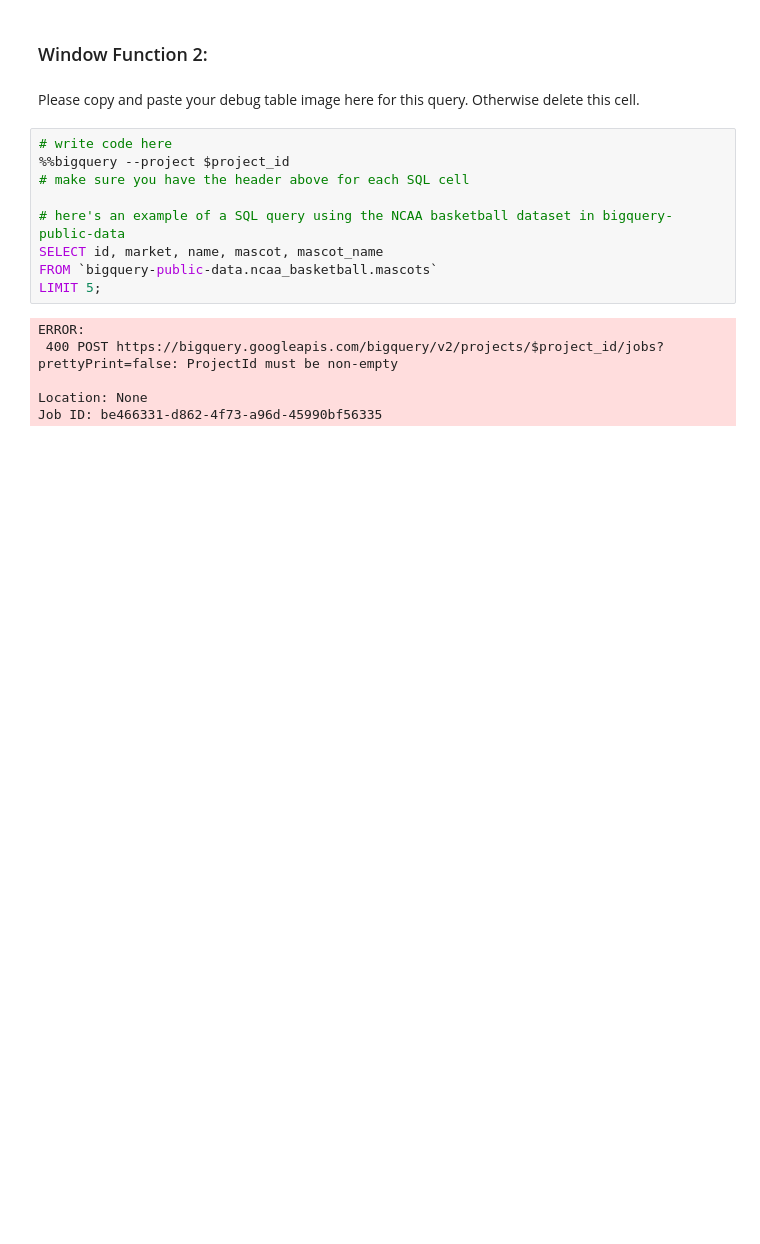
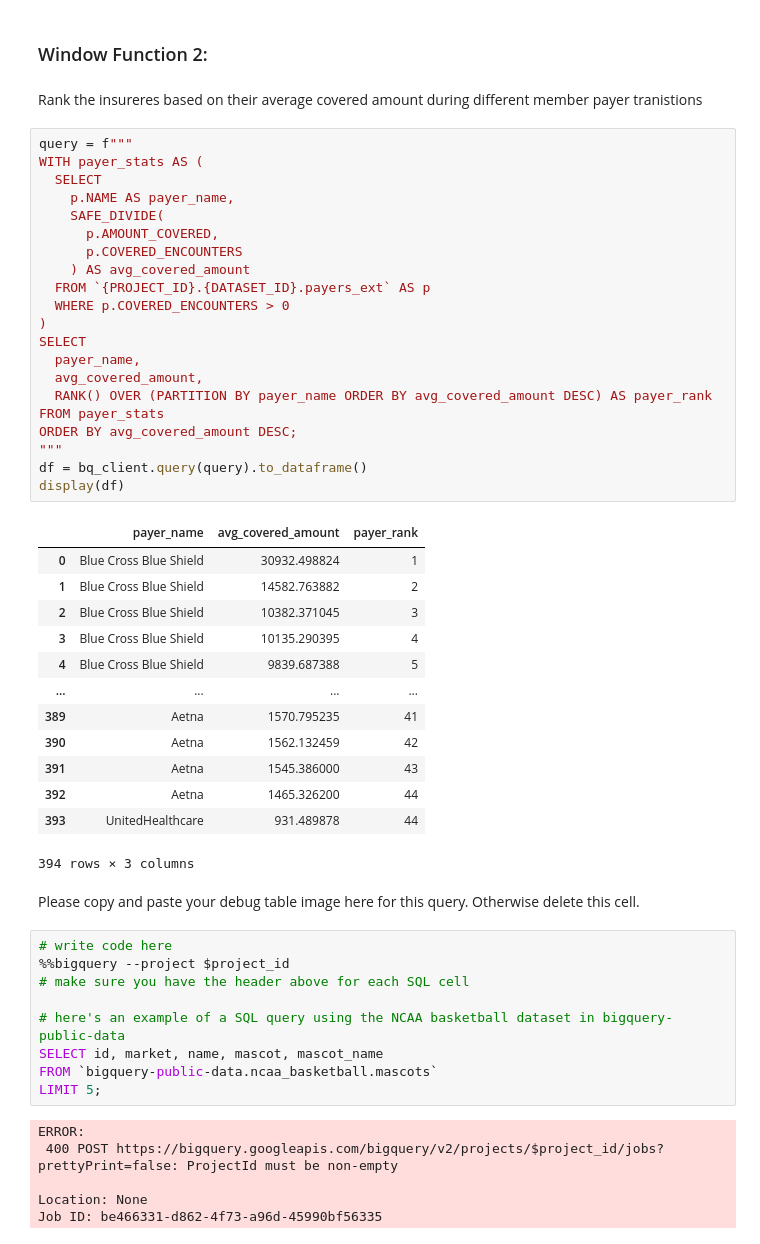
Before and after one commit to nick-allen21/synthetic_patient_analysis, a Jupyter notebook: nallen21_project1.ipynb, the cells around one changed output. Cells and saved outputs as stored; diff of their text form; blank space fills up the shorter version.

```diff
--- a/nallen21_project1.ipynb
+++ b/nallen21_project1.ipynb
@@ -418,5 +523,42 @@ Job ID: e85cecf4-e942-4ee0-a568-c69cd1c57436
 # %% [markdown]
 ### Window Function 2:
+# %% [markdown]
+Rank the insureres based on their average covered amount during different member payer tranistions
+# %%
+query = f"""
+WITH payer_stats AS (
+  SELECT
+    p.NAME AS payer_name,
+    SAFE_DIVIDE(
+      p.AMOUNT_COVERED,
+      p.COVERED_ENCOUNTERS
+    ) AS avg_covered_amount
+  FROM `{PROJECT_ID}.{DATASET_ID}.payers_ext` AS p
+  WHERE p.COVERED_ENCOUNTERS > 0
+)
+SELECT
+  payer_name,
+  avg_covered_amount,
+  RANK() OVER (PARTITION BY payer_name ORDER BY avg_covered_amount DESC) AS payer_rank
+FROM payer_stats
+ORDER BY avg_covered_amount DESC;
+"""
+df = bq_client.query(query).to_dataframe()
+display(df)
+# %% [output]
+|  | payer_name | avg_covered_amount | payer_rank |
+| 0 | Blue Cross Blue Shield | 30932.498824 | 1 |
+| 1 | Blue Cross Blue Shield | 14582.763882 | 2 |
+| 2 | Blue Cross Blue Shield | 10382.371045 | 3 |
+| 3 | Blue Cross Blue Shield | 10135.290395 | 4 |
+| 4 | Blue Cross Blue Shield | 9839.687388 | 5 |
+| ... | ... | ... | ... |
+| 389 | Aetna | 1570.795235 | 41 |
+| 390 | Aetna | 1562.132459 | 42 |
+| 391 | Aetna | 1545.386000 | 43 |
+| 392 | Aetna | 1465.326200 | 44 |
+| 393 | UnitedHealthcare | 931.489878 | 44 |
+394 rows × 3 columns
 # %% [markdown]
 Please copy and paste your debug table image here for this query. Otherwise delete this cell.
 # %%
```
Also changed, not shown: parts of 8 cells of this notebook.
